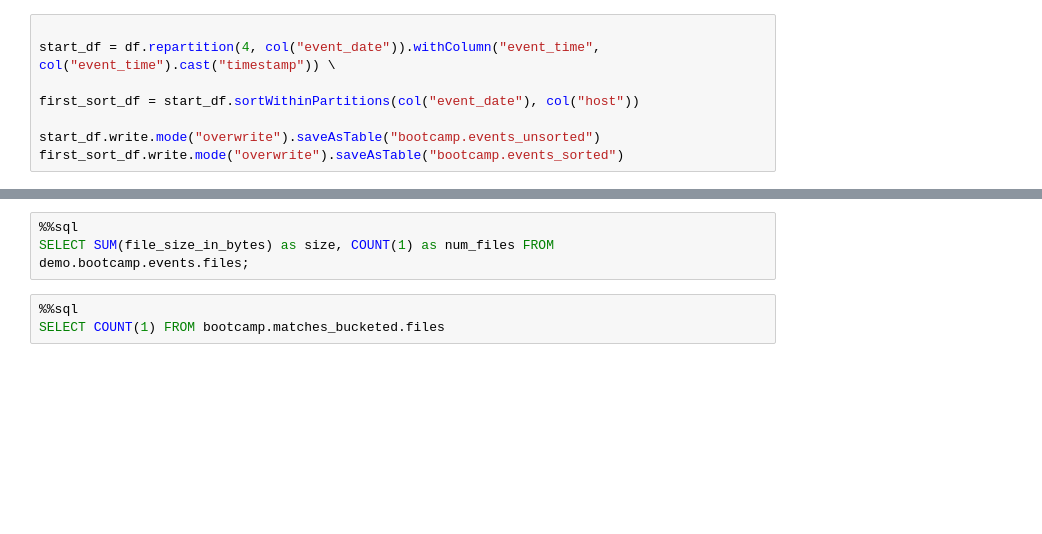
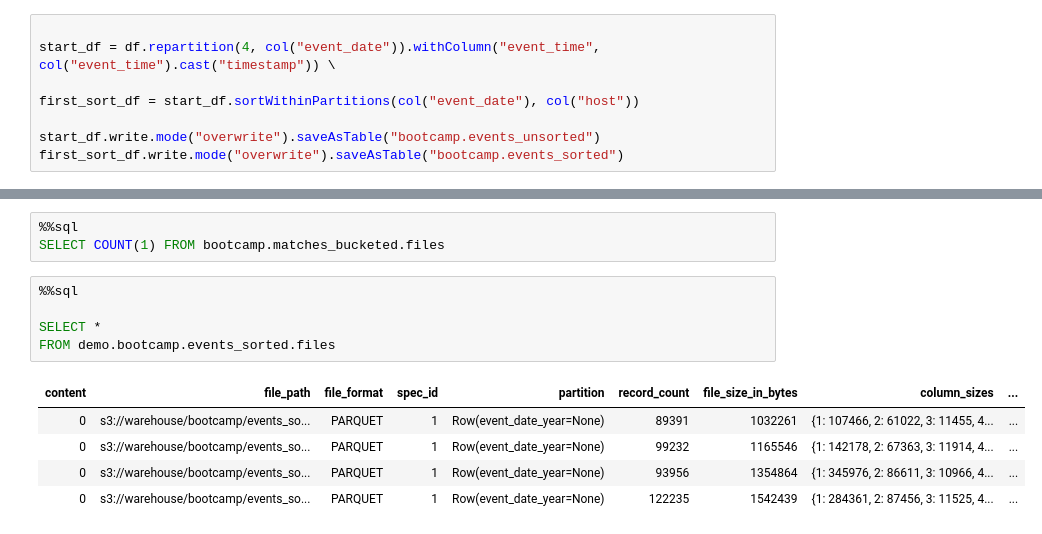
Before and after one commit to xperrylinn/data-engineer-handbook, a Jupyter notebook: bootcamp/materials/3-spark-fundamentals/notebooks/event_data_pyspark_xavi.ipynb, the cells around one changed output, grey strips where cells are left out. Drawn from its saved outputs; the diff is of its cells as text; blank space fills up the shorter version.

```diff
--- a/bootcamp/materials/3-spark-fundamentals/notebooks/event_data_pyspark_xavi.ipynb
+++ b/bootcamp/materials/3-spark-fundamentals/notebooks/event_data_pyspark_xavi.ipynb
@@ -125,6 +201,14 @@ FROM demo.bootcamp.events_unsorted.files
-# %%
-%%sql
-SELECT SUM(file_size_in_bytes) as size, COUNT(1) as num_files FROM demo.bootcamp.events.files;
 # %%
 %%sql
 SELECT COUNT(1) FROM bootcamp.matches_bucketed.files
+# %%
+%%sql
+
+SELECT *
+FROM demo.bootcamp.events_sorted.files
+# %% [output]
+| content | file_path | file_format | spec_id | partition | record_count | file_size_in_bytes | column_sizes | ... |
+| 0 | s3://warehouse/bootcamp/events_so... | PARQUET | 1 | Row(event_date_year=None) | 89391 | 1032261 | {1: 107466, 2: 61022, 3: 11455, 4... | ... |
+| 0 | s3://warehouse/bootcamp/events_so... | PARQUET | 1 | Row(event_date_year=None) | 99232 | 1165546 | {1: 142178, 2: 67363, 3: 11914, 4... | ... |
+| 0 | s3://warehouse/bootcamp/events_so... | PARQUET | 1 | Row(event_date_year=None) | 93956 | 1354864 | {1: 345976, 2: 86611, 3: 10966, 4... | ... |
+| 0 | s3://warehouse/bootcamp/events_so... | PARQUET | 1 | Row(event_date_year=None) | 122235 | 1542439 | {1: 284361, 2: 87456, 3: 11525, 4... | ... |
```
Also changed, not shown: parts of 11 cells of this notebook, 5 other files.
